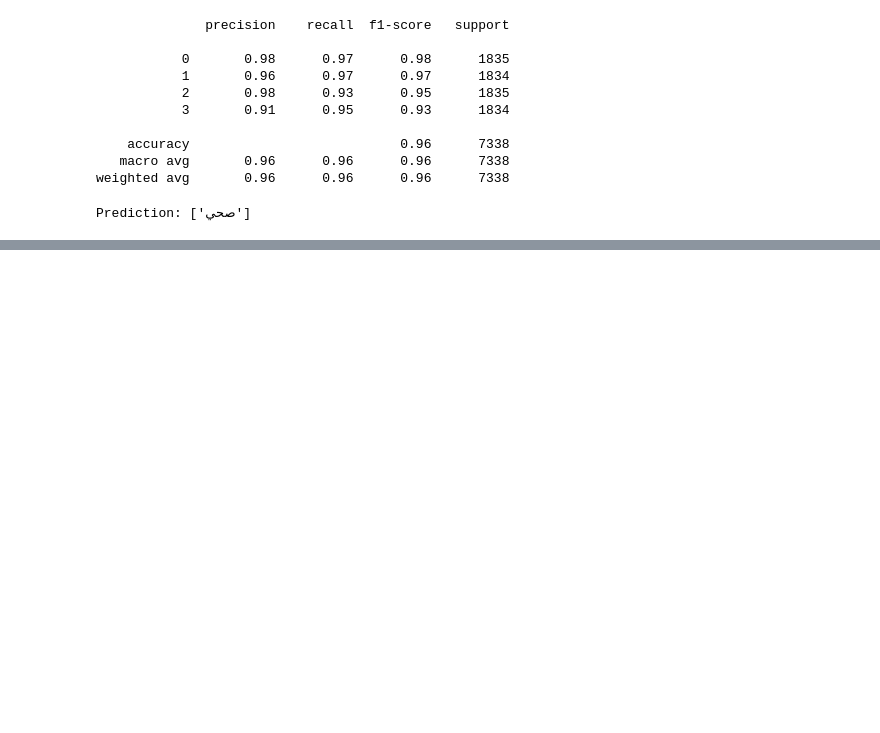
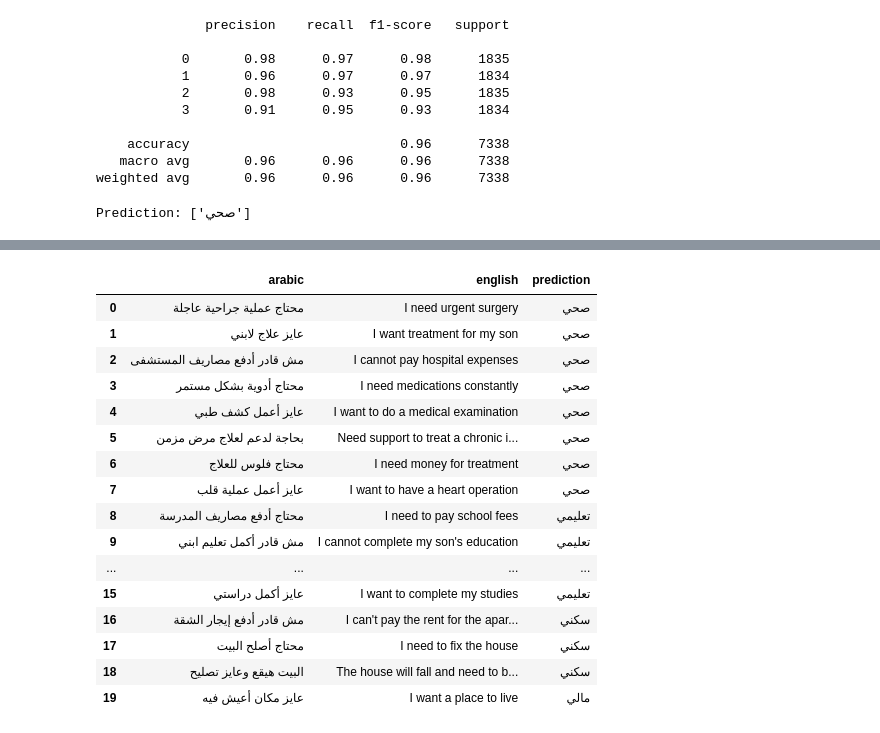
Before and after one commit to HazemmoAlsady/AWN_Graduation_Project, a Jupyter notebook: classification_model.ipynb, the cells around one changed output, grey strips where cells are left out. Drawn from its saved outputs; the diff is of its cells as text; code cells hidden in the pictures; blank space fills up the shorter version.

```diff
--- a/classification_model.ipynb
+++ b/classification_model.ipynb
@@ -188,0 +207,4 @@ Prediction: ['صحي']
+# %%
+import pandas as pd
+
+test_df = pd.DataFrame(test_data)
@@ -188,0 +237,5 @@ Prediction: ['صحي']
+# %%
+for text, true, pred in zip(X_test_text, y_true, y_pred):
+    print(f"Text: {text}")
+    print(f"True: {true} | Pred: {pred}")
+    print("-"*50)
@@ -188,0 +345,30 @@ Prediction: ['صحي']
+# %%
+from deep_translator import GoogleTranslator
+
+def predict_arabic_batch(texts):
+    results = []
+
+    for text in texts:
+        # ترجمة
+        translated = GoogleTranslator(source='auto', target='en').translate(text)
+
+        # prediction
+        vec = vectorizer.transform([translated])
+        pred = model.predict(vec)
+        label = le.inverse_transform(pred)[0]
+
+        results.append({
+            "arabic": text,
+            "english": translated,
+            "prediction": label
+        })
+
+    return results
+# %%
+results = predict_arabic_batch(test_data_ar)
+
+for r in results:
+    print(f"AR: {r['arabic']}")
+    print(f"EN: {r['english']}")
+    print(f"PRED: {r['prediction']}")
+    print("-"*50)
@@ -188,0 +393,23 @@ Prediction: ['صحي']
+# %%
+import pandas as pd
+
+df_results = pd.DataFrame(results)
+df_results.head(20)
+# %% [output]
+|  | arabic | english | prediction |
+| 0 | محتاج عملية جراحية عاجلة | I need urgent surgery | صحي |
+| 1 | عايز علاج لابني | I want treatment for my son | صحي |
+| 2 | مش قادر أدفع مصاريف المستشفى | I cannot pay hospital expenses | صحي |
+| 3 | محتاج أدوية بشكل مستمر | I need medications constantly | صحي |
+| 4 | عايز أعمل كشف طبي | I want to do a medical examination | صحي |
+| 5 | بحاجة لدعم لعلاج مرض مزمن | Need support to treat a chronic i... | صحي |
+| 6 | محتاج فلوس للعلاج | I need money for treatment | صحي |
+| 7 | عايز أعمل عملية قلب | I want to have a heart operation | صحي |
+| 8 | محتاج أدفع مصاريف المدرسة | I need to pay school fees | تعليمي |
+| 9 | مش قادر أكمل تعليم ابني | I cannot complete my son's education | تعليمي |
+| ... | ... | ... | ... |
+| 15 | عايز أكمل دراستي | I want to complete my studies | تعليمي |
+| 16 | مش قادر أدفع إيجار الشقة | I can't pay the rent for the apar... | سكني |
+| 17 | محتاج أصلح البيت | I need to fix the house | سكني |
+| 18 | البيت هيقع وعايز تصليح | The house will fall and need to b... | سكني |
+| 19 | عايز مكان أعيش فيه | I want a place to live | مالي |
```
Also changed, not shown: parts of 10 cells of this notebook.
